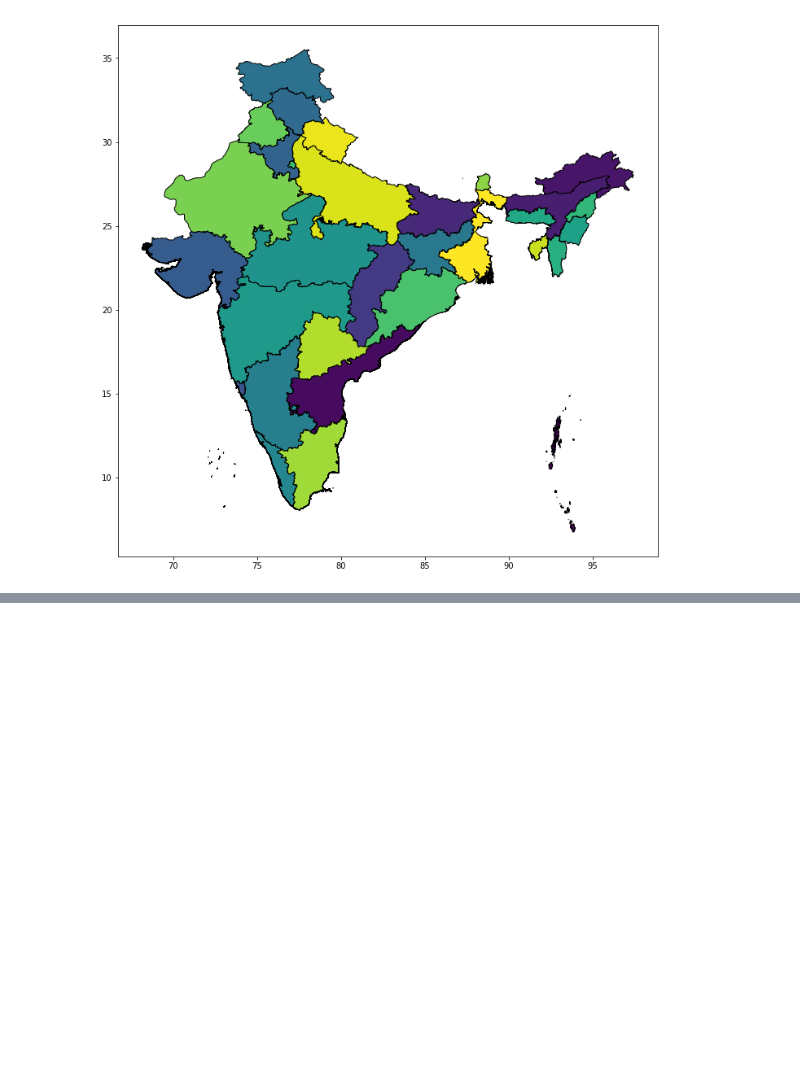
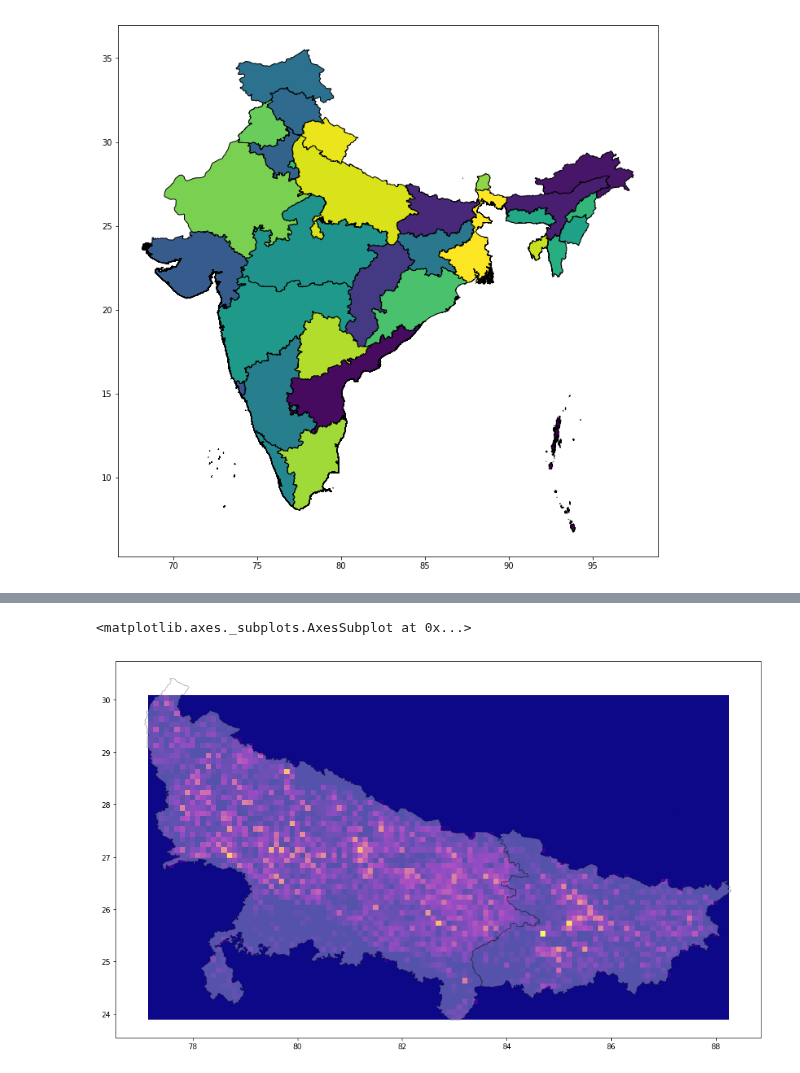
Before and after one commit to Vizzuality/notebooks, a Jupyter notebook: i2i/fspmaps/fspmaps_Data_Exploration.ipynb, the cells around one changed output, grey strips where cells are left out. Saved outputs shown, nothing was run; the diff lists cells and outputs as text; code cells hidden in the pictures; blank space fills up the shorter version.

```diff
--- a/i2i/fspmaps/fspmaps_Data_Exploration.ipynb
+++ b/i2i/fspmaps/fspmaps_Data_Exploration.ipynb
@@ -153,0 +217,15 @@ inAgri[inAgri['type'] == 'Market Locations'].plot(ax=ax, x='lng', y='lat', kind=
+# %%
+def lng_lat_to_geo(lng, lat):
+    # creating a geometry column
+    geometry = [Point(xy) for xy in zip(lng, lat)]
+
+    # Coordinate reference system : WGS84
+    crs = {'init': 'epsg:4326'}
+
+    # Creating a Geographic data frame
+    return gpd.GeoDataFrame(crs=crs, geometry=geometry)
+# %%
+lng = inAgri[inAgri['type'] == 'Agro-dealers']['lng']
+lat = inAgri[inAgri['type'] == 'Agro-dealers']['lat']
+points = lng_lat_to_geo(lng,lat)
+points.head()
@@ -153,0 +248,16 @@ inAgri[inAgri['type'] == 'Market Locations'].plot(ax=ax, x='lng', y='lat', kind=
+# %%
+def count_the_points(grid, points):
+    g = grid.copy()
+    p = points.copy()
+
+    joined = gpd.tools.sjoin(g, p)
+    joined.drop('index_right',axis=1,inplace=True)
+    point_counts = joined.groupby(joined.index).agg('count')
+    point_counts.rename(columns={"geometry": "count"}, inplace=True)
+
+    grid = g.merge(point_counts, how='left', left_index=True, right_index=True)
+
+    return grid
+# %%
+density = count_the_points(grid, points)
+density.head()
@@ -153,0 +273,9 @@ inAgri[inAgri['type'] == 'Market Locations'].plot(ax=ax, x='lng', y='lat', kind=
+# %%
+fig, ax = plt.subplots(figsize=[16,16])
+ax.set_aspect('equal')
+
+density.plot(ax=ax, column="count", cmap='plasma')
+inmap_state.plot(ax=ax, color='white', edgecolor='black', alpha=0.3)
+# %% [output]
+<matplotlib.axes._subplots.AxesSubplot at 0x...>
+[figure, added]
```
Also changed, not shown: parts of 37 cells of this notebook.
